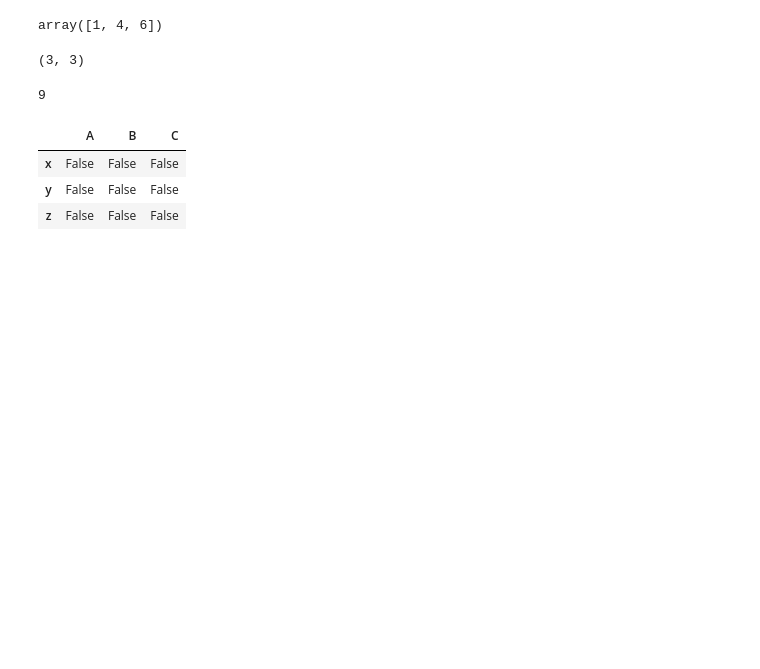
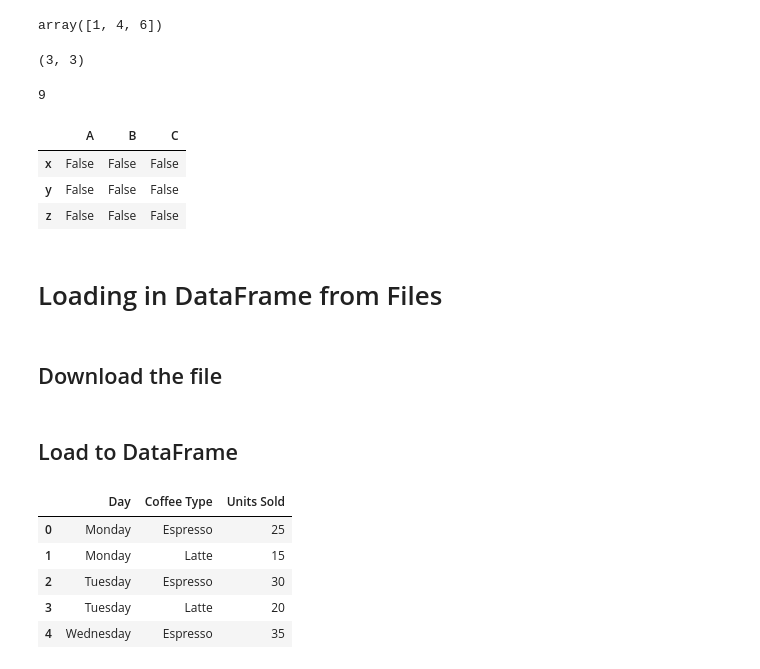
Before and after one commit to Anjasfedo/data-analysis, a Jupyter notebook: Pandas.ipynb, the cells around one changed output. Cells and saved outputs as stored; diff of their text form; code cells hidden in the pictures; blank space fills up the shorter version.

```diff
--- a/Pandas.ipynb
+++ b/Pandas.ipynb
@@ -96,3 +96,7 @@ df.isnull()
 | x | False | False | False |
 | y | False | False | False |
 | z | False | False | False |
+# %% [markdown]
+# Loading in DataFrame from Files
+# %% [markdown]
+## Download the file
@@ -98,0 +114,13 @@ df.isnull()
+# %% [markdown]
+## Load to DataFrame
+# %%
+coffee = pd.read_csv("coffee.csv")
+
+coffee.head()
+# %% [output]
+|  | Day | Coffee Type | Units Sold |
+| 0 | Monday | Espresso | 25 |
+| 1 | Monday | Latte | 15 |
+| 2 | Tuesday | Espresso | 30 |
+| 3 | Tuesday | Latte | 20 |
+| 4 | Wednesday | Espresso | 35 |
```
Also changed, not shown: parts of 6 cells of this notebook.
